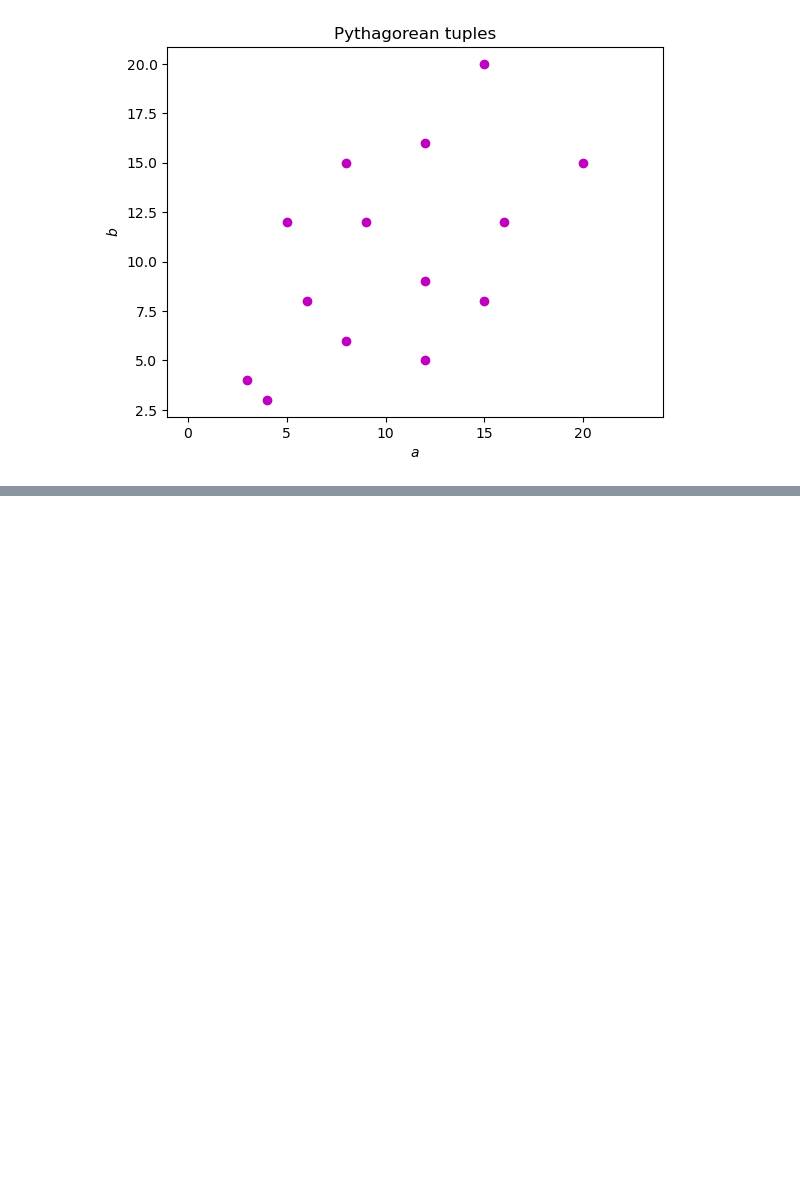
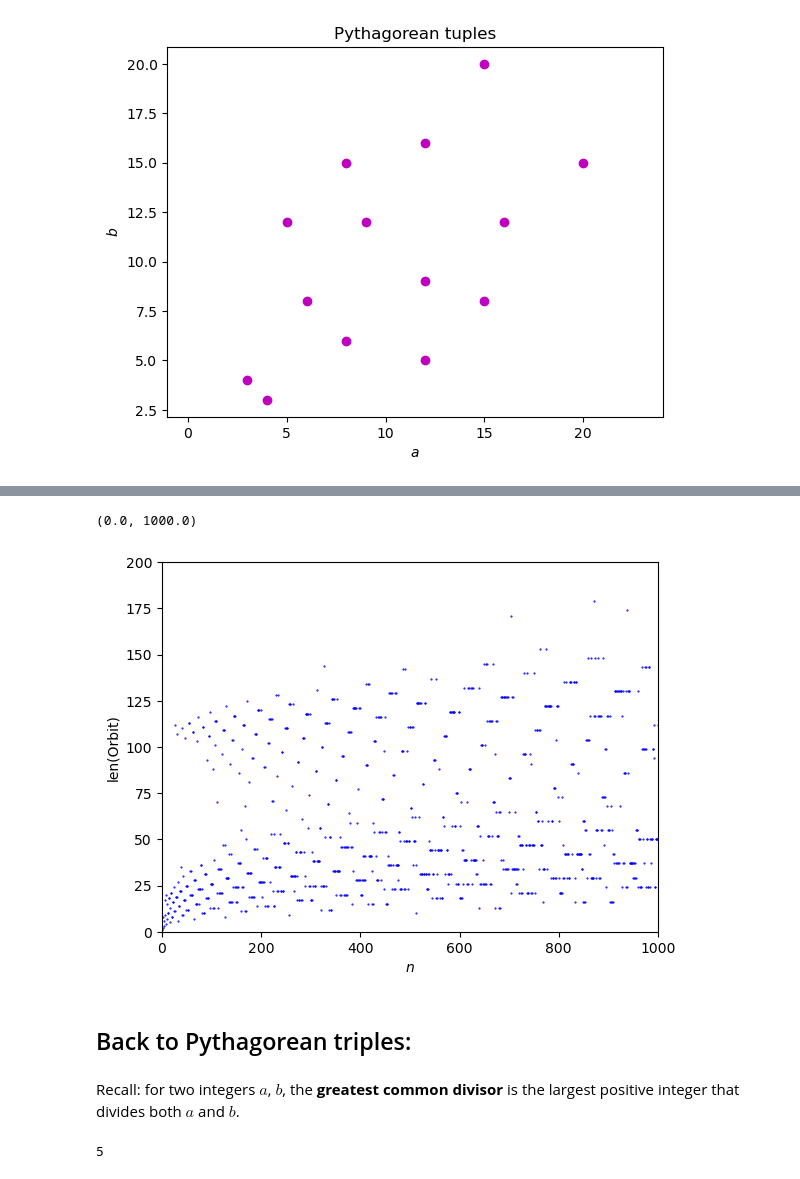
Before and after one commit to jllottes/jllottes.github.io, a Jupyter notebook: _static/weekly_notebooks/week05_notebook.ipynb, the cells around one changed output, grey strips where cells are left out. Cells and saved outputs as stored; diff of their text form; code cells hidden in the pictures; blank space fills up the shorter version.

```diff
--- a/_static/weekly_notebooks/week05_notebook.ipynb
+++ b/_static/weekly_notebooks/week05_notebook.ipynb
@@ -310,0 +345,3 @@ plt.axis('equal')    # This forces a 1:1 aspect ratio
+# %%
+n = f(n)
+print(n)
@@ -310,0 +433,19 @@ plt.axis('equal')    # This forces a 1:1 aspect ratio
+# %%
+for i in range(N):
+    n = n_list[i]
+    orbit = orbits[i]
+
+    plt.plot([n], [len(orbit)], 'b.', ms=1)
+
+plt.xlabel('$n$')
+plt.ylabel('len(Orbit)')
+
+plt.ylim(0, 200)
+plt.xlim(0,N)
+# %% [output]
+(0.0, 1000.0)
+[figure, added]
+# %% [markdown]
+## Back to Pythagorean triples:
+# %% [markdown]
+Recall: for two integers $a$, $b$, the **greatest common divisor** is the largest positive integer that divides both $a$ and $b$.
@@ -310,0 +460,4 @@ plt.axis('equal')    # This forces a 1:1 aspect ratio
+# %%
+gcd(25,15)
+# %% [output]
+5
```
Also changed, not shown: parts of 53 cells of this notebook, 59 other files.
